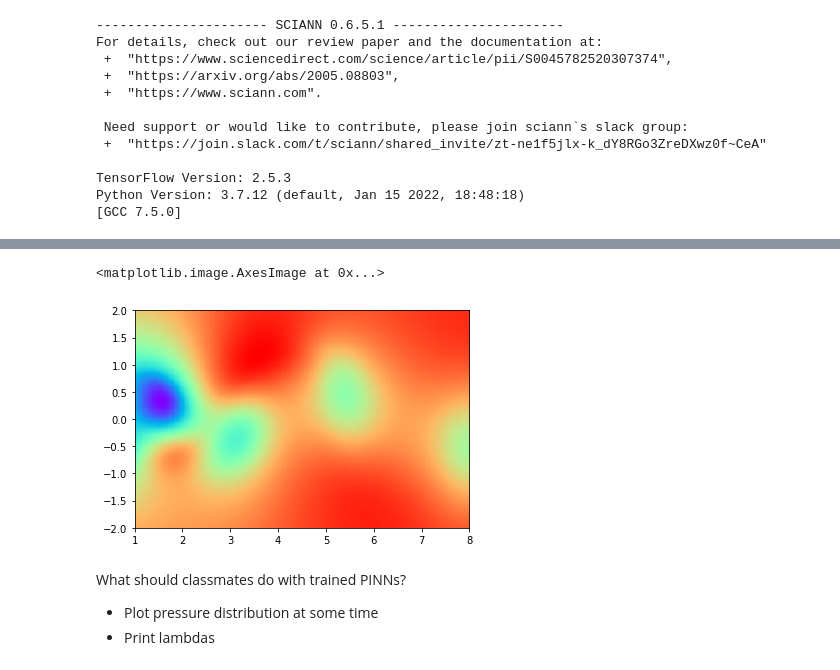
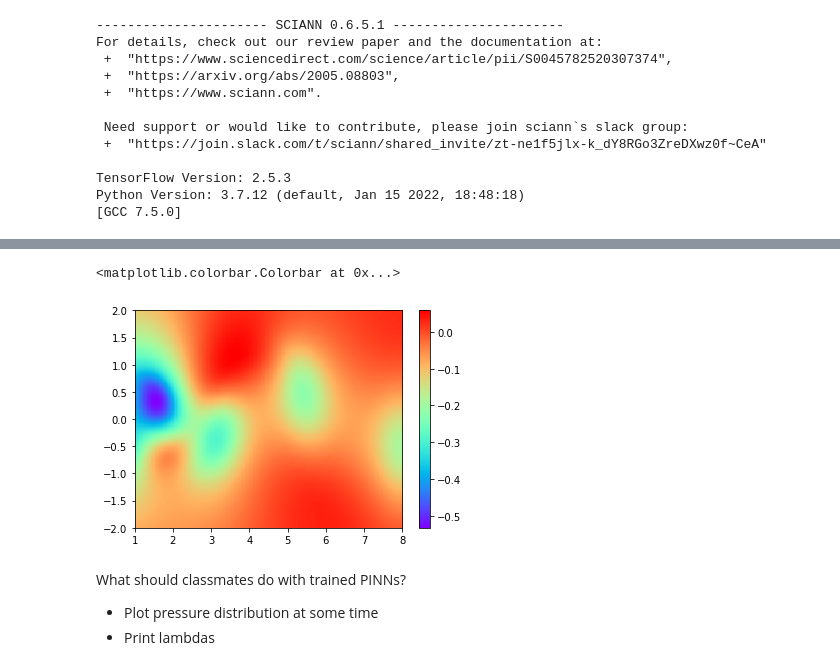
Before and after one commit to thomas-allard/APPM5720, a Jupyter notebook: NavierStokeExample.ipynb, the cells around one changed output, grey strips where cells are left out. Cells and saved outputs as stored; diff of their text form; code cells hidden in the pictures.

```diff
--- a/NavierStokeExample.ipynb
+++ b/NavierStokeExample.ipynb
@@ -319,10 +304,11 @@ plt.imshow(PP_star, interpolation='nearest', cmap='rainbow',
 # %%
 plt.imshow(P_exact, interpolation='nearest', cmap='rainbow',
                   extent=[x_star.min(), x_star.max(), y_star.min(), y_star.max()],
                   origin='lower', aspect='auto')
+plt.colorbar()
 # %% [output]
-<matplotlib.image.AxesImage at 0x...>
+<matplotlib.colorbar.Colorbar at 0x...>
-[figure, old version]
+[figure, new version]
 # %% [markdown]
 What should classmates do with trained PINNs?
 - Plot pressure distribution at some time
```
Also changed, not shown: parts of 8 cells of this notebook.
